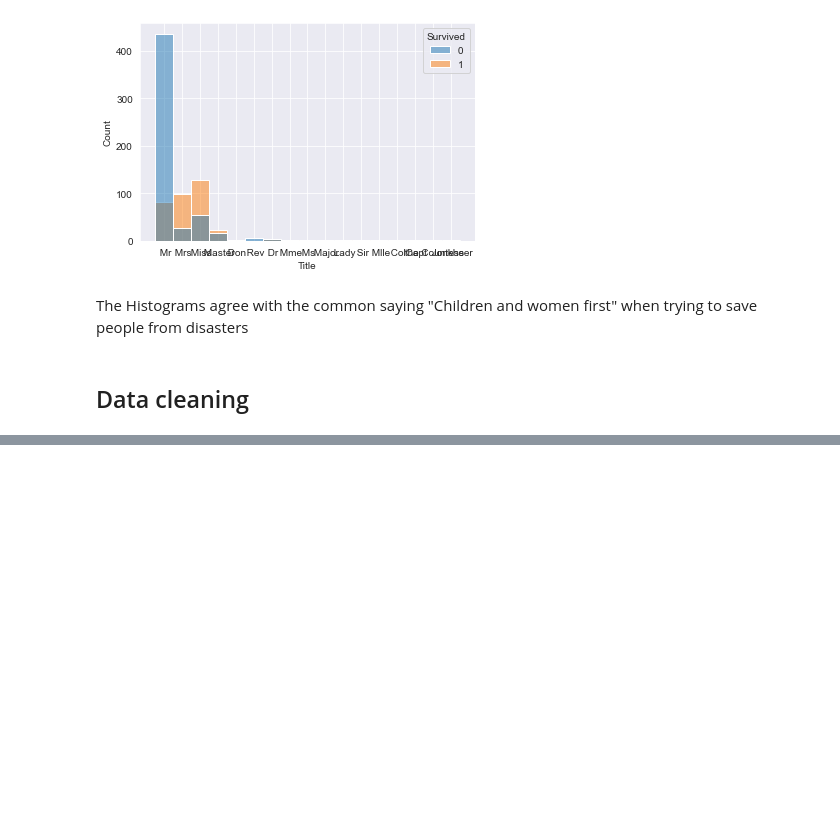
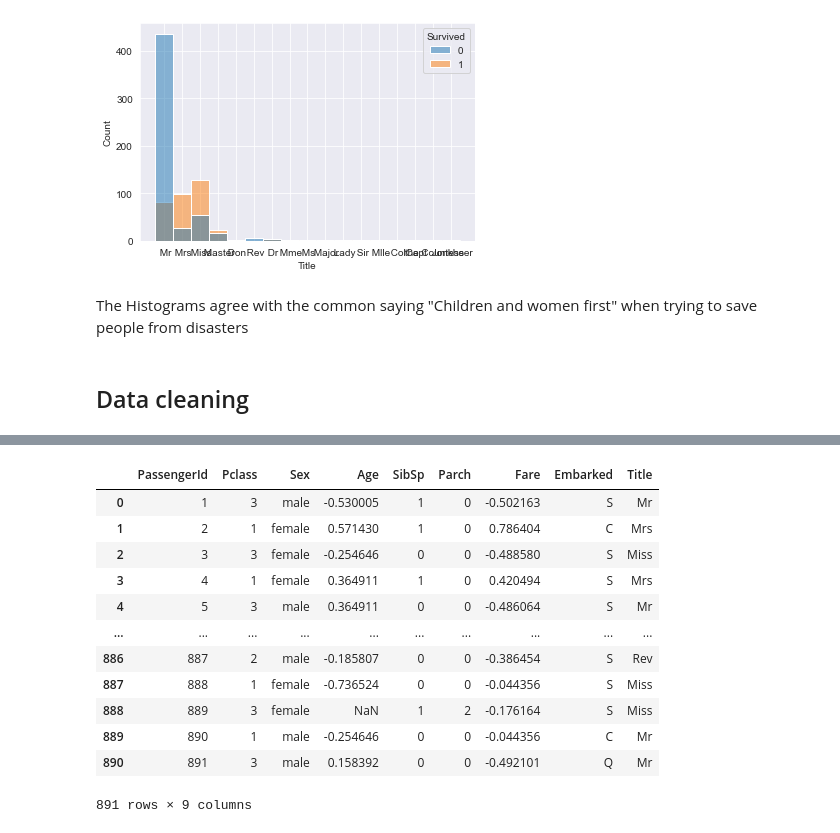
Before and after one commit to LiudasVasaris/Kaggle-competitions, a Jupyter notebook: introductional_competitions/titanic/titanic.ipynb, the cells around one changed output, grey strips where cells are left out. Saved outputs shown, nothing was run; the diff lists cells and outputs as text; code cells hidden in the pictures; blank space fills up the shorter version.

Commit message:
Data cleaning

```diff
--- a/introductional_competitions/titanic/titanic.ipynb
+++ b/introductional_competitions/titanic/titanic.ipynb
@@ -146,2 +177,29 @@ Need to:
+# %%
+mu_age, std_age = clean_df['Age'].mean(),clean_df['Age'].std()
+mu_fare, std_fare = clean_df['Fare'].mean(),clean_df['Fare'].std()
+# Keep values saved as they need to be used for test and prediction data
+# %%
+def standardize_series(series: pd.Series, mu, std) -> pd.Series:
+    return (series - mu) / std
+# %%
+clean_df['Age'] = standardize_series(clean_df['Age'], mu_age, std_age)
+clean_df['Fare'] = standardize_series(clean_df['Fare'], mu_fare, std_fare)
+# %%
+target = clean_df['Survived']
+clean_df = clean_df.drop('Survived',axis=1)
 # %%
-clean_df =
+clean_df
+# %% [output]
+|  | PassengerId | Pclass | Sex | Age | SibSp | Parch | Fare | Embarked | Title |
+| 0 | 1 | 3 | male | -0.530005 | 1 | 0 | -0.502163 | S | Mr |
+| 1 | 2 | 1 | female | 0.571430 | 1 | 0 | 0.786404 | C | Mrs |
+| 2 | 3 | 3 | female | -0.254646 | 0 | 0 | -0.488580 | S | Miss |
+| 3 | 4 | 1 | female | 0.364911 | 1 | 0 | 0.420494 | S | Mrs |
+| 4 | 5 | 3 | male | 0.364911 | 0 | 0 | -0.486064 | S | Mr |
+| ... | ... | ... | ... | ... | ... | ... | ... | ... | ... |
+| 886 | 887 | 2 | male | -0.185807 | 0 | 0 | -0.386454 | S | Rev |
+| 887 | 888 | 1 | female | -0.736524 | 0 | 0 | -0.044356 | S | Miss |
+| 888 | 889 | 3 | female | NaN | 1 | 2 | -0.176164 | S | Miss |
+| 889 | 890 | 1 | male | -0.254646 | 0 | 0 | -0.044356 | C | Mr |
+| 890 | 891 | 3 | male | 0.158392 | 0 | 0 | -0.492101 | Q | Mr |
+891 rows × 9 columns
```
Also changed, not shown: parts of 9 cells of this notebook.
